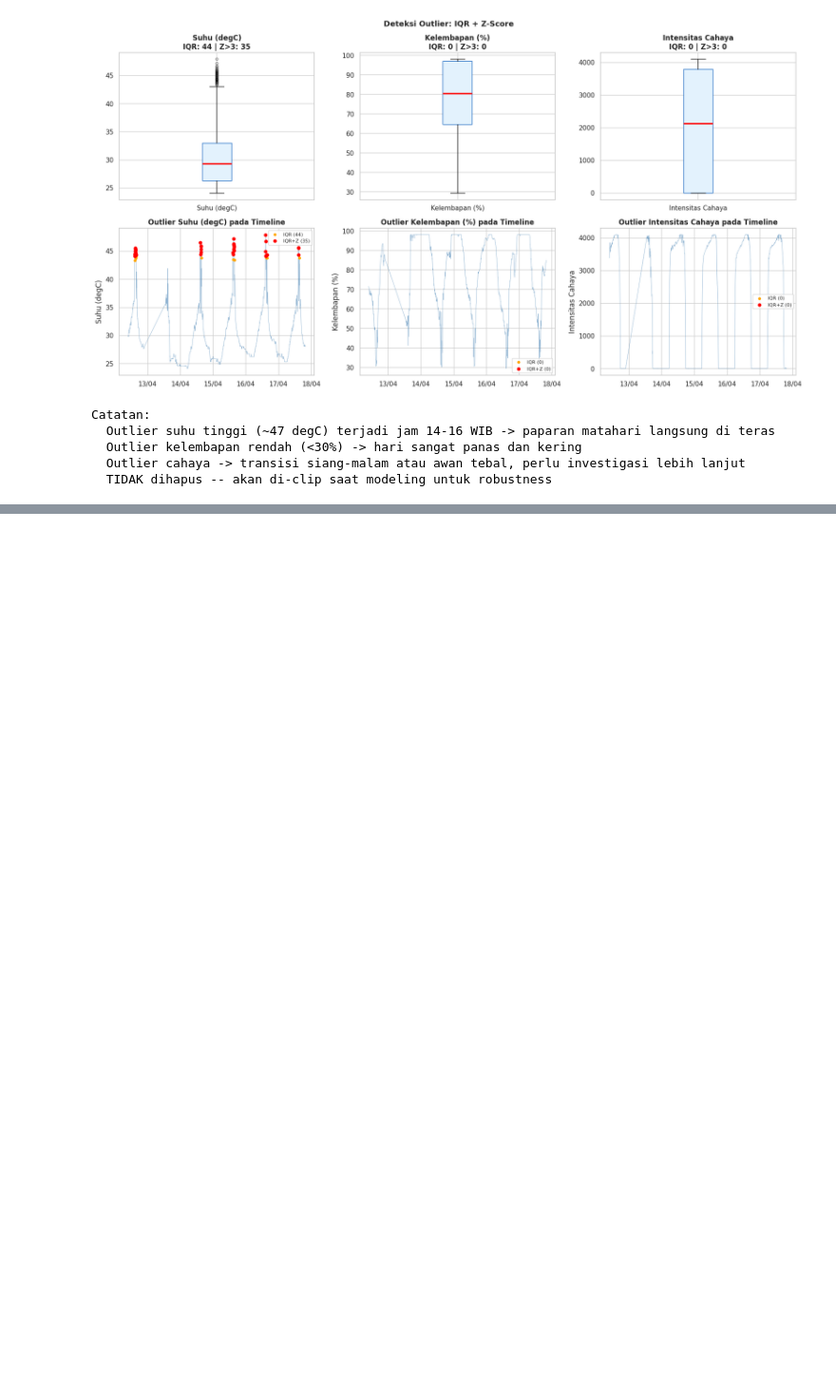
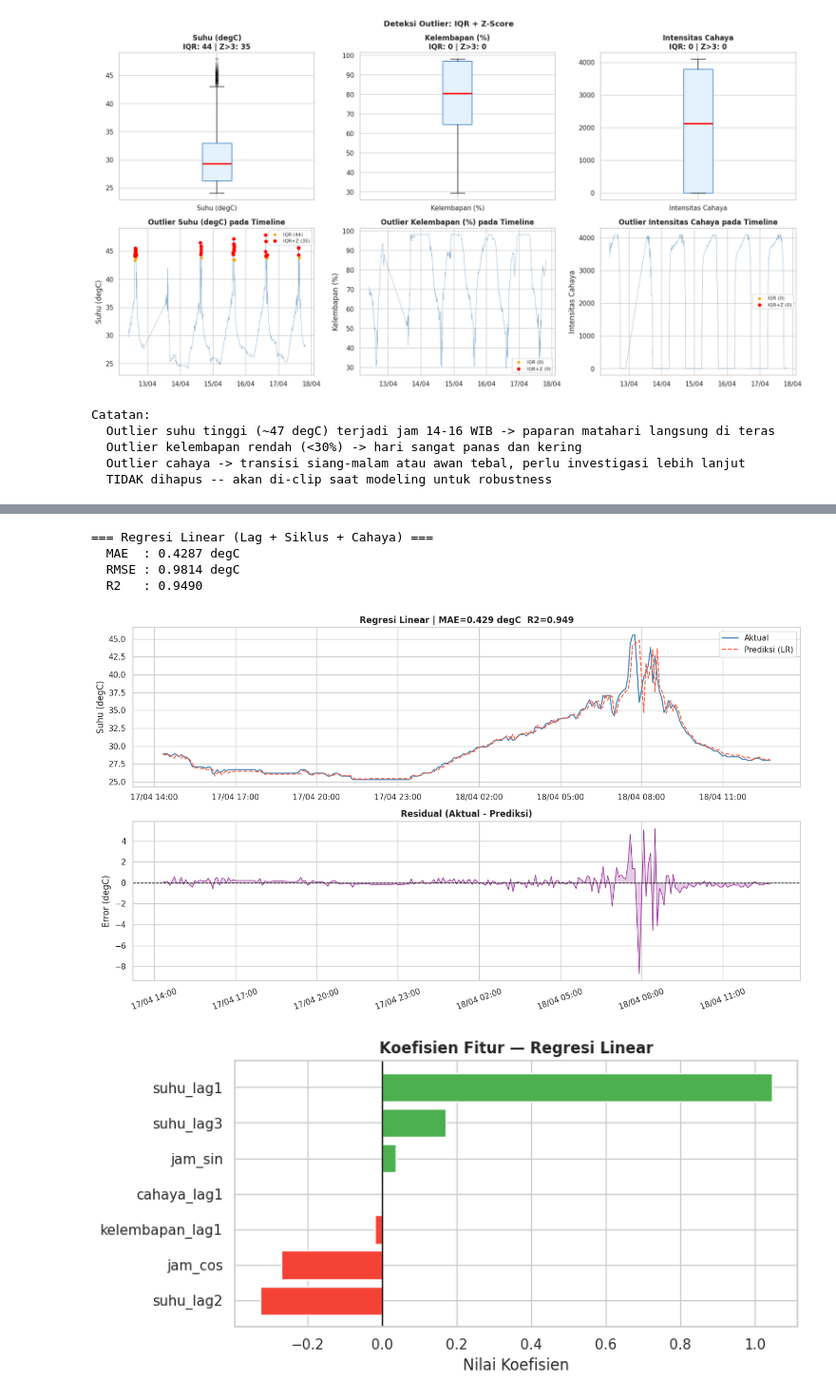
Before and after one commit to delafajarmulia/suhu-detector-ai, a Jupyter notebook: weather_analysis_2.ipynb, the cells around one changed output, grey strips where cells are left out. Shown at 95% size. Saved outputs shown, nothing was run; the diff lists cells and outputs as text; code cells hidden in the pictures; blank space fills up the shorter version.

Commit message:
add: prediction using regresion linear and ARIMA (2,1,2)

```diff
--- a/weather_analysis_2.ipynb
+++ b/weather_analysis_2.ipynb
@@ -754,0 +761,65 @@ Catatan:
+# %%
+df_model = df_feat[df_feat['is_original'] == True].copy()
+
+df_model['suhu_lag1']       = df_model['suhu'].shift(1)
+df_model['suhu_lag2']       = df_model['suhu'].shift(2)
+df_model['suhu_lag3']       = df_model['suhu'].shift(3)
+df_model['kelembapan_lag1'] = df_model['kelembapan'].shift(1)
+df_model['cahaya_lag1']     = df_model['cahaya'].shift(1)
+df_model = df_model.dropna()
+
+features = ['jam_sin', 'jam_cos', 'suhu_lag1', 'suhu_lag2', 'suhu_lag3',
+            'kelembapan_lag1', 'cahaya_lag1']
+target   = 'suhu'
+
+X = df_model[features]; y = df_model[target]
+split_idx = int(len(X) * 0.8)
+X_train, X_test = X.iloc[:split_idx], X.iloc[split_idx:]
+y_train, y_test = y.iloc[:split_idx], y.iloc[split_idx:]
+
+lr = LinearRegression()
+lr.fit(X_train, y_train)
+y_pred_lr = lr.predict(X_test)
+
+mae_lr  = mean_absolute_error(y_test, y_pred_lr)
+rmse_lr = np.sqrt(mean_squared_error(y_test, y_pred_lr))
+r2_lr   = r2_score(y_test, y_pred_lr)
+
+print('=== Regresi Linear (Lag + Siklus + Cahaya) ===')
+print(f'  MAE  : {mae_lr:.4f} degC')
+print(f'  RMSE : {rmse_lr:.4f} degC')
+print(f'  R2   : {r2_lr:.4f}')
+
+fig, axes = plt.subplots(2, 1, figsize=(14, 8))
+axes[0].plot(y_test.index, y_test.values, label='Aktual', color='steelblue', lw=1.5)
+axes[0].plot(y_test.index, y_pred_lr, label='Prediksi (LR)', color='tomato', lw=1.5, ls='--')
+axes[0].set_title(f'Regresi Linear | MAE={mae_lr:.3f} degC  R2={r2_lr:.3f}', fontweight='bold')
+axes[0].set_ylabel('Suhu (degC)'); axes[0].legend()
+axes[0].xaxis.set_major_formatter(mdates.DateFormatter('%d/%m %H:%M'))
+
+residuals = y_test.values - y_pred_lr
+axes[1].plot(y_test.index, residuals, color='purple', lw=0.8, alpha=0.8)
+axes[1].axhline(0, color='black', ls='--', lw=1)
+axes[1].fill_between(y_test.index, residuals, alpha=0.2, color='purple')
+axes[1].set_title('Residual (Aktual - Prediksi)', fontweight='bold')
+axes[1].set_ylabel('Error (degC)')
+axes[1].xaxis.set_major_formatter(mdates.DateFormatter('%d/%m %H:%M'))
+
+plt.xticks(rotation=20); plt.tight_layout(); plt.show()
+
+# Feature importance
+coef_df = pd.DataFrame({'Fitur': features, 'Koefisien': lr.coef_}).sort_values('Koefisien')
+fig2, ax2 = plt.subplots(figsize=(8, 4))
+ax2.barh(coef_df['Fitur'], coef_df['Koefisien'],
+         color=['#4CAF50' if c > 0 else '#F44336' for c in coef_df['Koefisien']], edgecolor='white')
+ax2.axvline(0, color='black', lw=1)
+ax2.set_title('Koefisien Fitur — Regresi Linear', fontweight='bold')
+ax2.set_xlabel('Nilai Koefisien')
+plt.tight_layout(); plt.show()
+# %% [output]
+=== Regresi Linear (Lag + Siklus + Cahaya) ===
+  MAE  : 0.4287 degC
+  RMSE : 0.9814 degC
+  R2   : 0.9490
+[figure, added]
+[figure, added]
```
Also changed, not shown: parts of 4 cells of this notebook.
